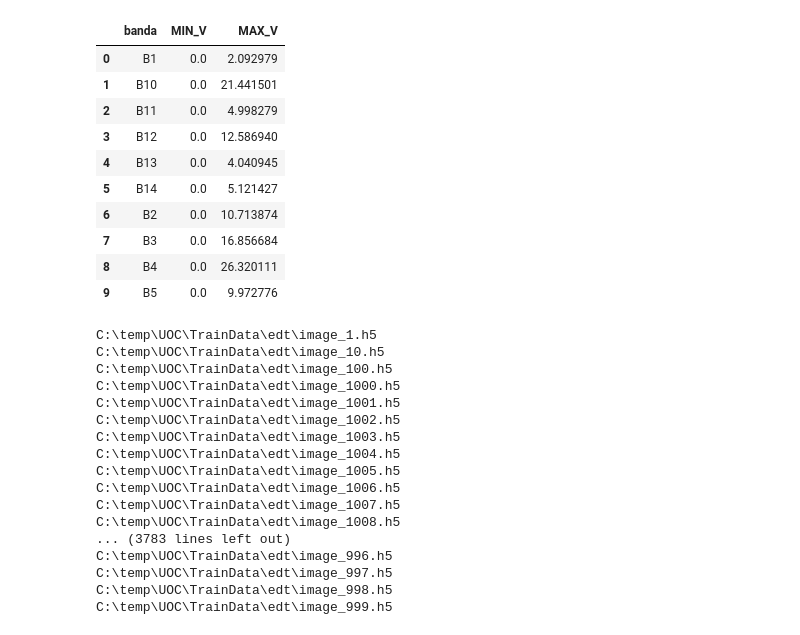
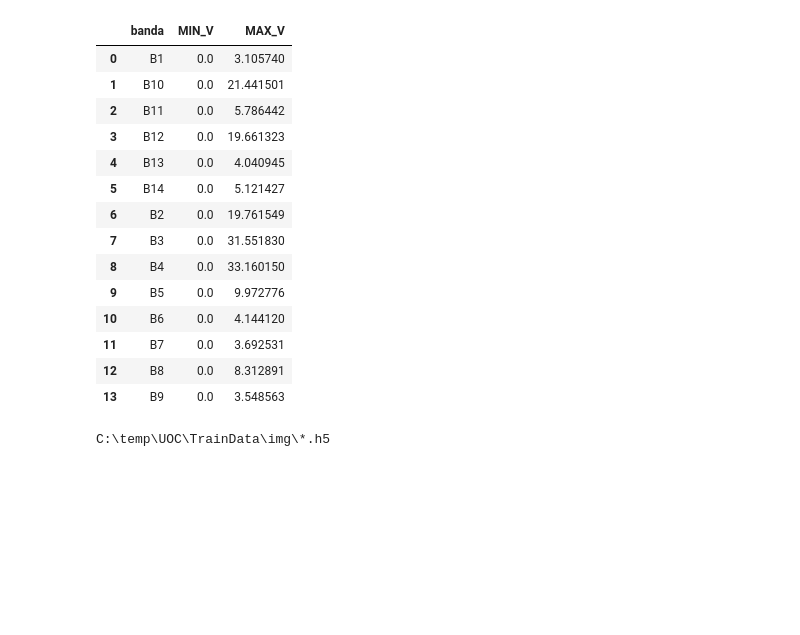
Before and after one commit to SERRA17/landslide-susceptibility, a Jupyter notebook: Analisis de imágenes.ipynb, the cells around one changed output. Saved outputs shown, nothing was run; the diff lists cells and outputs as text; code cells hidden in the pictures; blank space fills up the shorter version.

```diff
--- a/Analisis de imágenes.ipynb
+++ b/Analisis de imágenes.ipynb
@@ -98,4 +123,5 @@ for fichero_t in glob.glob(train_folder + "\\*.h5"):
 # %%
+da_landslide = pd.read_csv("parametros_imagenes.csv")
 for i in range(14):
     da_landslide_banda = da_landslide[da_landslide['banda']==bandas[i]]
     fig = plt.figure(figsize=(16,8))
@@ -110,21 +148,26 @@ TypeError: no numeric data to plot
 # %%
 aggr_landslide = da_landslide.groupby('banda').agg(MIN_V=('min','min'), MAX_V=('max','max')).reset_index()
 # %%
-aggr_landslide.head(10)
+aggr_landslide.head(15)
 # %% [output]
 |  | banda | MIN_V | MAX_V |
-| 0 | B1 | 0.0 | 2.092979 |
+| 0 | B1 | 0.0 | 3.105740 |
 | 1 | B10 | 0.0 | 21.441501 |
-| 2 | B11 | 0.0 | 4.998279 |
-| 3 | B12 | 0.0 | 12.586940 |
+| 2 | B11 | 0.0 | 5.786442 |
+| 3 | B12 | 0.0 | 19.661323 |
 | 4 | B13 | 0.0 | 4.040945 |
 | 5 | B14 | 0.0 | 5.121427 |
-| 6 | B2 | 0.0 | 10.713874 |
-| 7 | B3 | 0.0 | 16.856684 |
-| 8 | B4 | 0.0 | 26.320111 |
+| 6 | B2 | 0.0 | 19.761549 |
+| 7 | B3 | 0.0 | 31.551830 |
+| 8 | B4 | 0.0 | 33.160150 |
 | 9 | B5 | 0.0 | 9.972776 |
+| 10 | B6 | 0.0 | 4.144120 |
+| 11 | B7 | 0.0 | 3.692531 |
+| 12 | B8 | 0.0 | 8.312891 |
+| 13 | B9 | 0.0 | 3.548563 |
 # %%
-for fichero_t in glob.glob(train_folder + "\\*.h5"):
+print(train_folder)
+for fichero_t in glob.glob(train_folder ):
     f_name = os.path.basename(fichero_t)
     nueva_imagen =  np.zeros((128, 128, 14))
     l = np.count_nonzero(masks)
@@ -145,23 +188,7 @@ for fichero_t in glob.glob(train_folder + "\\*.h5"):
     hf.create_dataset('img', data= nueva_imagen)
     hf.close
 # %% [output]
-C:\temp\UOC\TrainData\edt\image_1.h5
-C:\temp\UOC\TrainData\edt\image_10.h5
-C:\temp\UOC\TrainData\edt\image_100.h5
-C:\temp\UOC\TrainData\edt\image_1000.h5
-C:\temp\UOC\TrainData\edt\image_1001.h5
-C:\temp\UOC\TrainData\edt\image_1002.h5
-C:\temp\UOC\TrainData\edt\image_1003.h5
-C:\temp\UOC\TrainData\edt\image_1004.h5
-C:\temp\UOC\TrainData\edt\image_1005.h5
-C:\temp\UOC\TrainData\edt\image_1006.h5
-C:\temp\UOC\TrainData\edt\image_1007.h5
-C:\temp\UOC\TrainData\edt\image_1008.h5
-... (3783 lines left out)
-C:\temp\UOC\TrainData\edt\image_996.h5
-C:\temp\UOC\TrainData\edt\image_997.h5
-C:\temp\UOC\TrainData\edt\image_998.h5
-C:\temp\UOC\TrainData\edt\image_999.h5
+C:\temp\UOC\TrainData\img\*.h5
 # %%
 cmap = cm.viridis
 fichero_ejemplo = os.path.join (edt_folder, 'image_1.h5')
```
Also changed, not shown: parts of 10 cells of this notebook, 2 other files.
